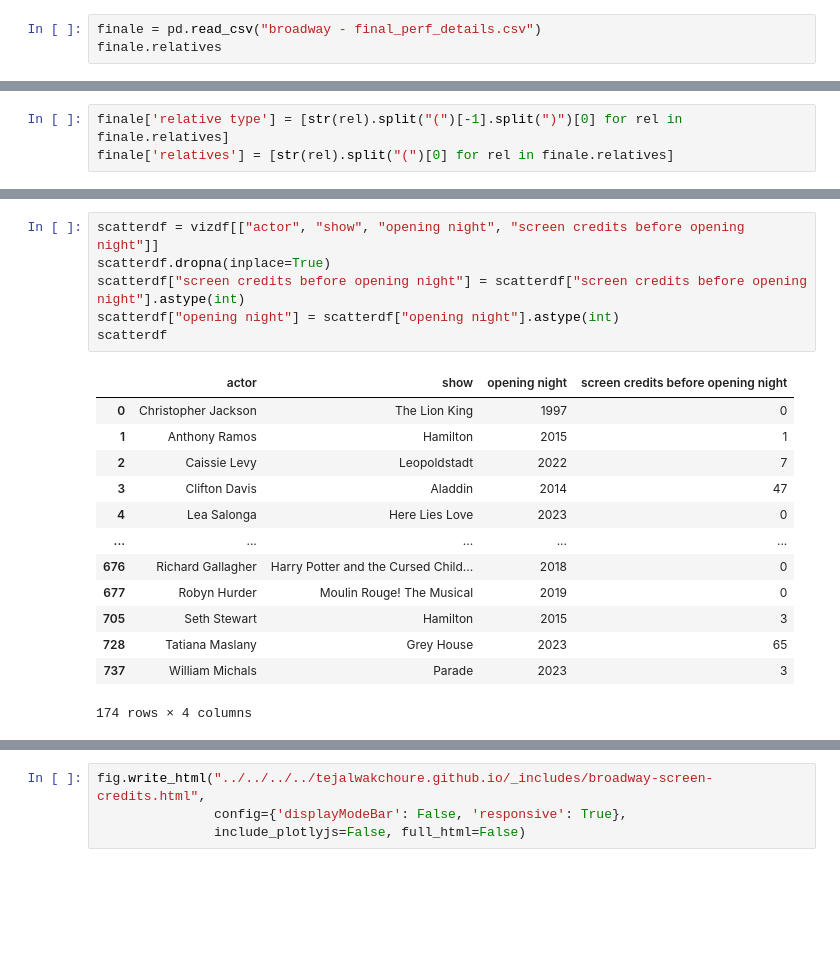
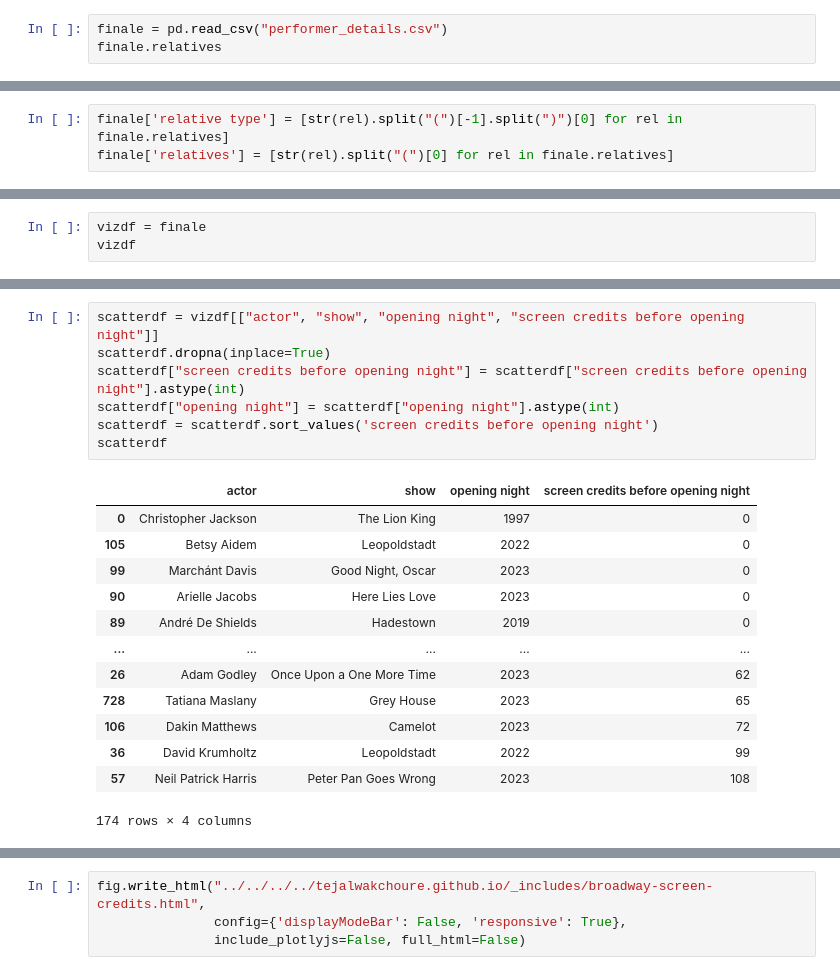
Before and after one commit to tejalwakchoure/Broadway-Analysis, a Jupyter notebook: data analysis & viz.ipynb, the cells around one changed output, grey strips where cells are left out. Drawn from its saved outputs; the diff is of its cells as text; blank space fills up the shorter version.

```diff
--- a/data analysis & viz.ipynb
+++ b/data analysis & viz.ipynb
@@ -58,7 +35,7 @@ df[df.actor.duplicated() & pd.isnull(df['wikipedia link'])]
 | 673 | 673 | Rema Webb | The Book of Mormon | NaN |
 | 723 | 723 | Christopher Jackson | The Lion King | NaN |
 # %%
-finale = pd.read_csv("broadway - final_perf_details.csv")
+finale = pd.read_csv("performer_details.csv")
 finale.relatives
 # %% [output]
 0                                                    NaN
@@ -95,0 +56,3 @@ vizdf
+# %%
+vizdf = finale
+vizdf
@@ -96,20 +73,21 @@ vizdf
 # %%
 scatterdf = vizdf[["actor", "show", "opening night", "screen credits before opening night"]]
 scatterdf.dropna(inplace=True)
 scatterdf["screen credits before opening night"] = scatterdf["screen credits before opening night"].astype(int)
 scatterdf["opening night"] = scatterdf["opening night"].astype(int)
+scatterdf = scatterdf.sort_values('screen credits before opening night')
 scatterdf
 # %% [output]
 |  | actor | show | opening night | screen credits before opening night |
 | 0 | Christopher Jackson | The Lion King | 1997 | 0 |
-| 1 | Anthony Ramos | Hamilton | 2015 | 1 |
-| 2 | Caissie Levy | Leopoldstadt | 2022 | 7 |
-| 3 | Clifton Davis | Aladdin | 2014 | 47 |
-| 4 | Lea Salonga | Here Lies Love | 2023 | 0 |
+| 105 | Betsy Aidem | Leopoldstadt | 2022 | 0 |
+| 99 | Marchánt Davis | Good Night, Oscar | 2023 | 0 |
+| 90 | Arielle Jacobs | Here Lies Love | 2023 | 0 |
+| 89 | André De Shields | Hadestown | 2019 | 0 |
 | ... | ... | ... | ... | ... |
-| 676 | Richard Gallagher | Harry Potter and the Cursed Child... | 2018 | 0 |
-| 677 | Robyn Hurder | Moulin Rouge! The Musical | 2019 | 0 |
-| 705 | Seth Stewart | Hamilton | 2015 | 3 |
+| 26 | Adam Godley | Once Upon a One More Time | 2023 | 62 |
 | 728 | Tatiana Maslany | Grey House | 2023 | 65 |
-| 737 | William Michals | Parade | 2023 | 3 |
+| 106 | Dakin Matthews | Camelot | 2023 | 72 |
+| 36 | David Krumholtz | Leopoldstadt | 2022 | 99 |
+| 57 | Neil Patrick Harris | Peter Pan Goes Wrong | 2023 | 108 |
 174 rows × 4 columns
```
Also changed, not shown: parts of 8 cells of this notebook, 4 other files.
